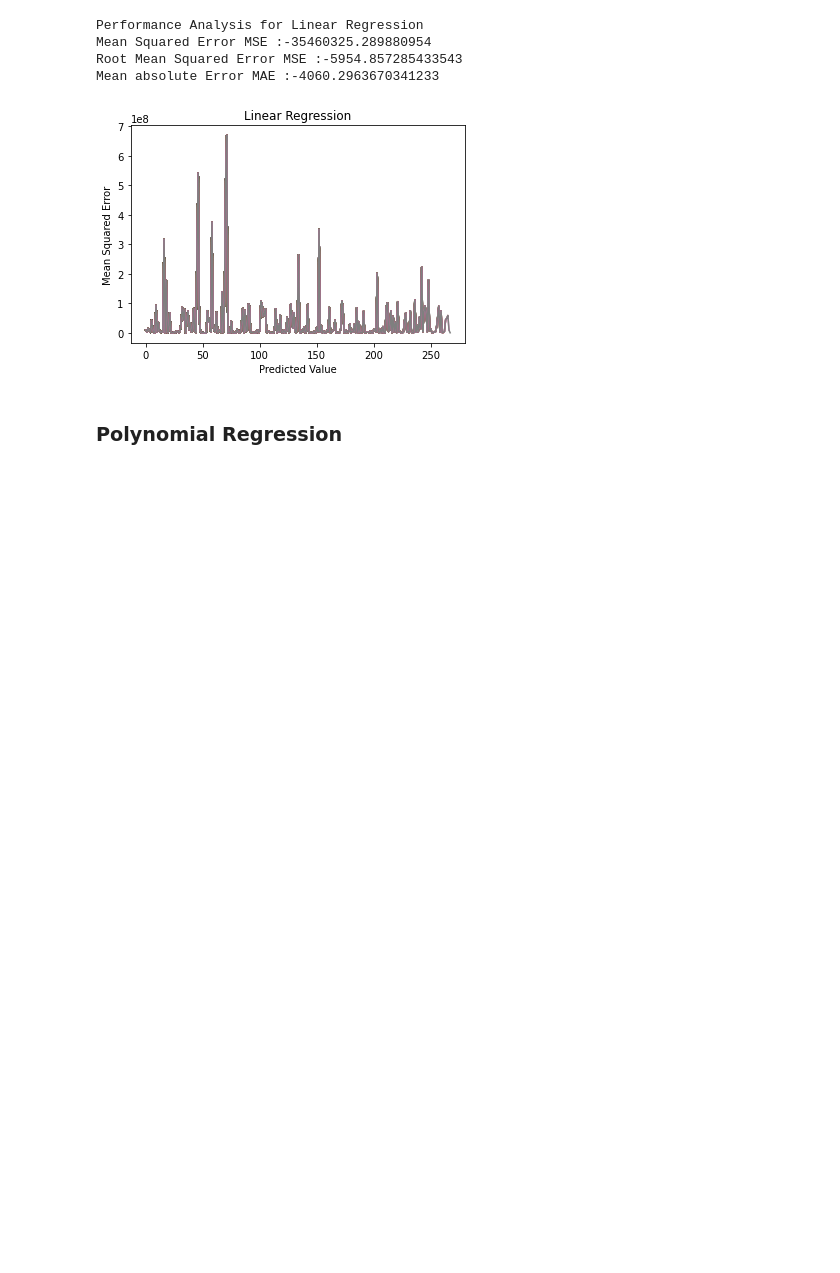
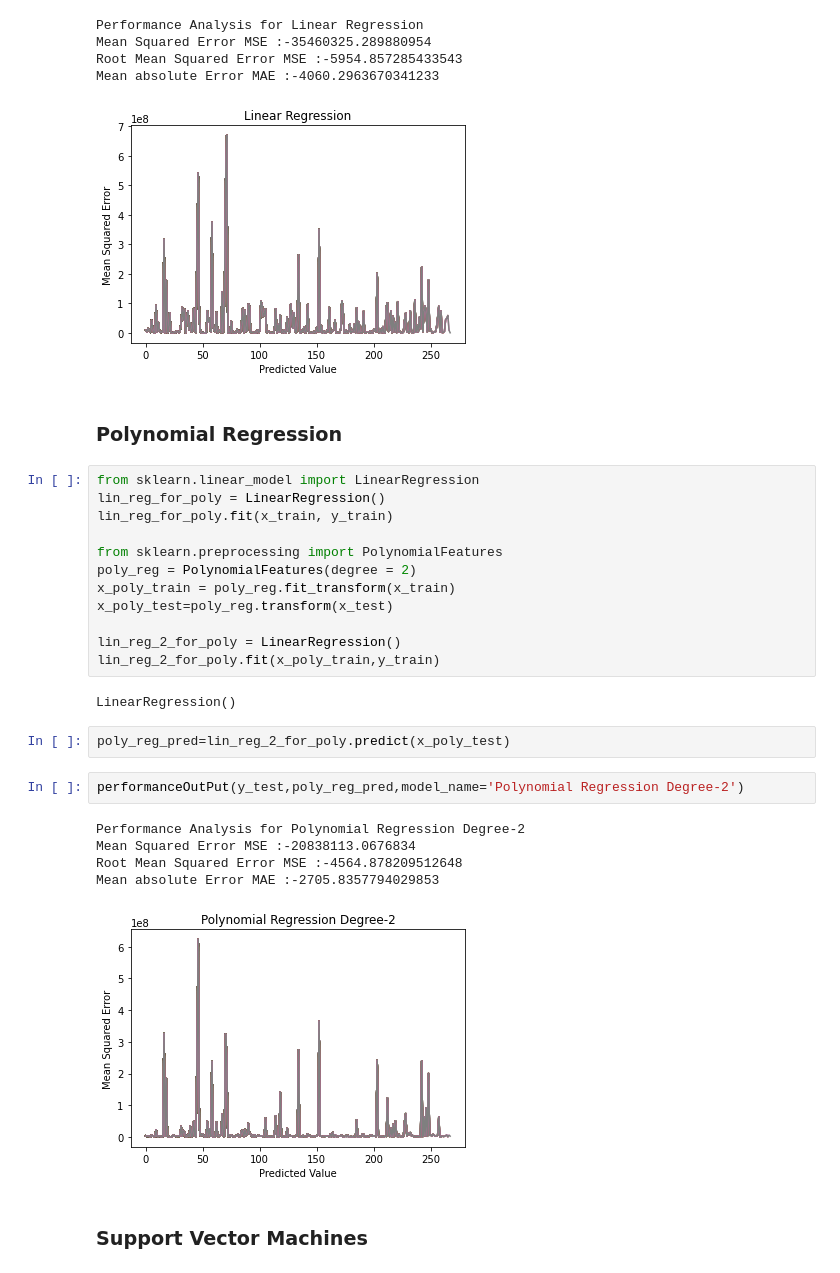
Before and after one commit to Parth442002/insurance_predictor, a Jupyter notebook: prototype1.ipynb, the cells around one changed output. Saved outputs shown, nothing was run; the diff lists cells and outputs as text; blank space fills up the shorter version.

```diff
--- a/prototype1.ipynb
+++ b/prototype1.ipynb
@@ -189,3 +194,29 @@ Mean absolute Error MAE :-4060.2963670341233
 [figure]
 # %% [markdown]
 ### Polynomial Regression
+# %%
+from sklearn.linear_model import LinearRegression
+lin_reg_for_poly = LinearRegression()
+lin_reg_for_poly.fit(x_train, y_train)
+
+from sklearn.preprocessing import PolynomialFeatures
+poly_reg = PolynomialFeatures(degree = 2)
+x_poly_train = poly_reg.fit_transform(x_train)
+x_poly_test=poly_reg.transform(x_test)
+
+lin_reg_2_for_poly = LinearRegression()
+lin_reg_2_for_poly.fit(x_poly_train,y_train)
+# %% [output]
+LinearRegression()
+# %%
+poly_reg_pred=lin_reg_2_for_poly.predict(x_poly_test)
+# %%
+performanceOutPut(y_test,poly_reg_pred,model_name='Polynomial Regression Degree-2')
+# %% [output]
+Performance Analysis for Polynomial Regression Degree-2
+Mean Squared Error MSE :-20838113.0676834
+Root Mean Squared Error MSE :-4564.878209512648
+Mean absolute Error MAE :-2705.8357794029853
+[figure, added]
+# %% [markdown]
+### Support Vector Machines
```
Also changed, not shown: parts of 9 cells of this notebook.
